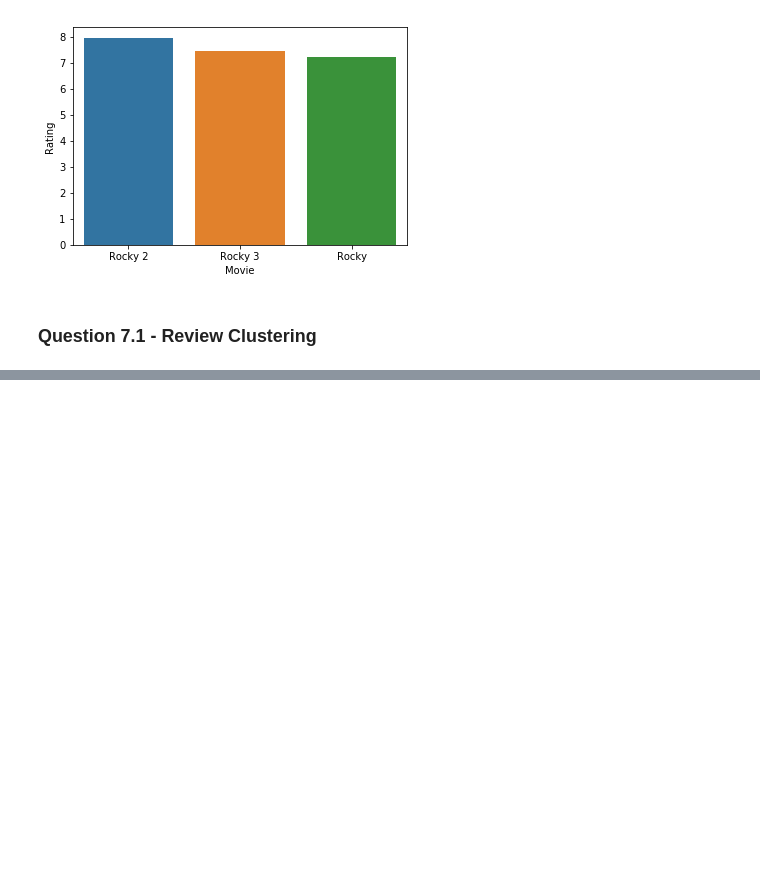
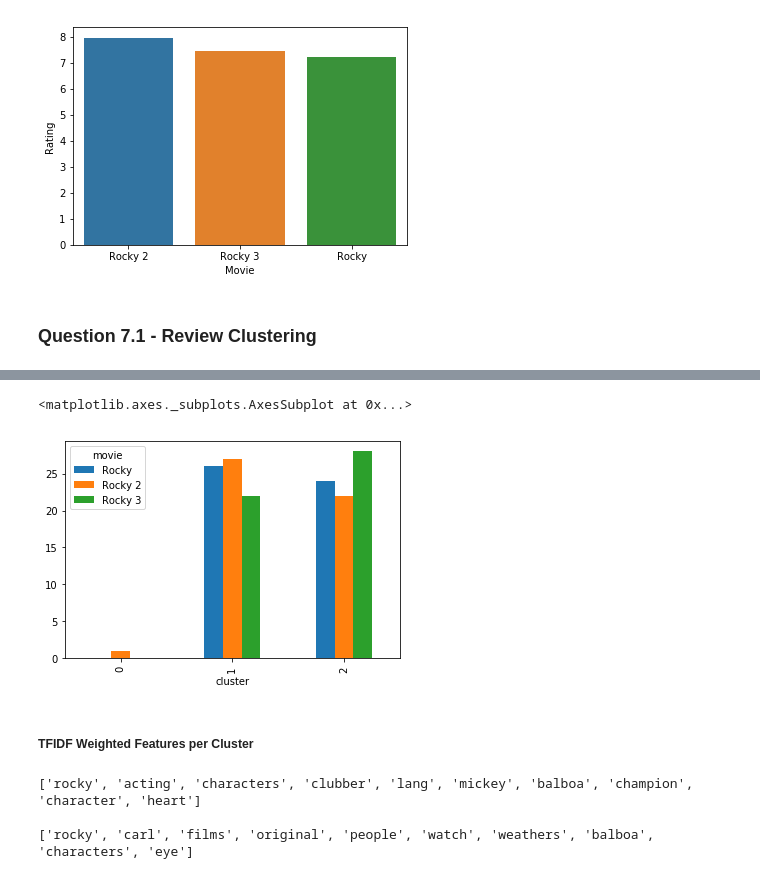
Before and after one commit to georgesturrock/NLP, a Jupyter notebook: HW7/George_Sturrock_NLP_Homework7.ipynb, the cells around one changed output, grey strips where cells are left out. Drawn from its saved outputs; the diff is of its cells as text; code cells hidden in the pictures; blank space fills up the shorter version.

```diff
--- a/HW7/George_Sturrock_NLP_Homework7.ipynb
+++ b/HW7/George_Sturrock_NLP_Homework7.ipynb
@@ -235,0 +283,12 @@ Name: movie, dtype: object
+# %%
+#https://www.shanelynn.ie/summarising-aggregation-and-grouping-data-in-python-pandas/
+#https://stackoverflow.com/questions/17679089/pandas-dataframe-groupby-two-columns-and-get-counts/47125795#47125795
+clusterMovie = dfKmClust.groupby(['movie', 'cluster']).size().sort_values(ascending=False).reset_index(name='count')
+# %%
+#https://pandas.pydata.org/pandas-docs/stable/reference/api/pandas.DataFrame.pivot.html#
+clusterMovie.pivot(index='cluster', columns='movie', values='count').fillna(0).plot(kind='bar')
+# %% [output]
+<matplotlib.axes._subplots.AxesSubplot at 0x...>
+[figure, added]
+# %% [markdown]
+##### TFIDF Weighted Features per Cluster
@@ -236 +313,9 @@ Name: movie, dtype: object
+# %%
+print(mfs1)
+print()
+print(mfs2)
+# %% [output]
+['rocky', 'acting', 'characters', 'clubber', 'lang', 'mickey', 'balboa', 'champion', 'character', 'heart']
+
+['rocky', 'carl', 'films', 'original', 'people', 'watch', 'weathers', 'balboa', 'characters', 'eye']
 # %% [markdown]
```
Also changed, not shown: parts of 41 cells of this notebook, 2 other files.
